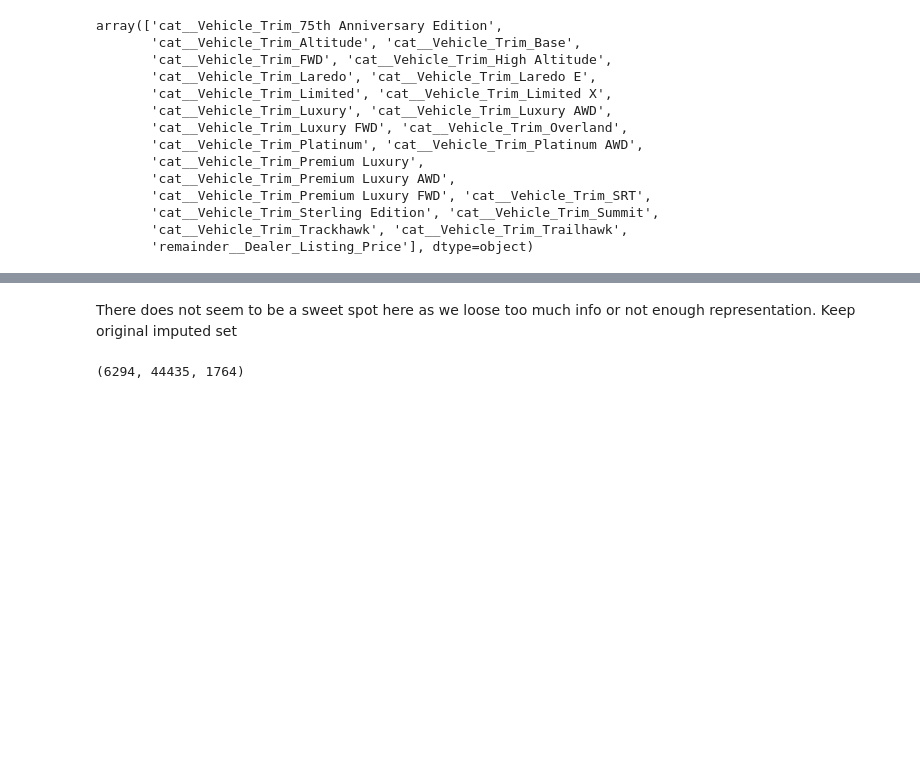
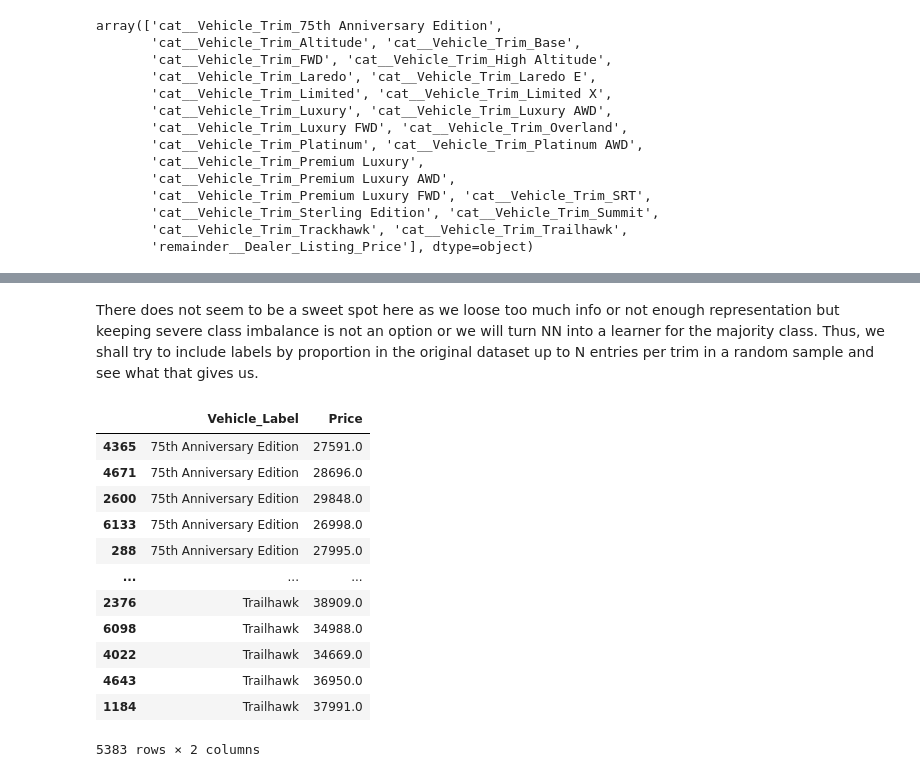
Before and after one commit to gcalbertini/boing, a Jupyter notebook: src/imputationEDA.ipynb, the cells around one changed output, grey strips where cells are left out. Cells and saved outputs as stored; diff of their text form; code cells hidden in the pictures; blank space fills up the shorter version.

```diff
--- a/src/imputationEDA.ipynb
+++ b/src/imputationEDA.ipynb
@@ -1665,6 +1666,46 @@ plt.show()
-# %% [markdown]
-There does not seem to be a sweet spot here as we loose too much info or not enough representation. Keep original imputed set
-# %%
-X_train.shape[0], X_resampled_over.shape[0], X_resampled_under.shape[0]
-# %% [output]
-(6294, 44435, 1764)
+# %% [markdown]
+There does not seem to be a sweet spot here as we loose too much info or not enough representation but keeping severe class imbalance is not an option or we will turn NN into a learner for the majority class. Thus, we shall try to include labels by proportion in the original dataset up to N entries per trim in a random sample and see what that gives us.
+# %%
+import pandas as pd
+
+nMax = 1020
+resample = pd.DataFrame()
+resample["Vehicle_Label"] = pd.DataFrame(inverter(y[:, :-1]))
+resample["Price"] = pd.DataFrame(y[:, -1])
+
+# Calculate the fraction based on class prevalence
+class_prevalence = resample["Vehicle_Label"].value_counts(normalize=True)
+resample["Fraction"] = resample["Vehicle_Label"].map(class_prevalence)
+
+
+# Define a function to sample with a proportion of class prevalence
+def sample_proportion(group):
+    return group.sample(
+        frac=min(nMax / len(group), 1), weights="Fraction", replace=False
+    )
+
+
+# Apply the function to each group
+resampled_data = resample.groupby("Vehicle_Label", group_keys=False).apply(
+    sample_proportion
+)
+
+# Drop the additional 'Fraction' column
+resampled_data = resampled_data.drop(columns=["Fraction"])
+
+# Print or return the resulting DataFrame
+resampled_data
+# %% [output]
+|  | Vehicle_Label | Price |
+| 4365 | 75th Anniversary Edition | 27591.0 |
+| 4671 | 75th Anniversary Edition | 28696.0 |
+| 2600 | 75th Anniversary Edition | 29848.0 |
+| 6133 | 75th Anniversary Edition | 26998.0 |
+| 288 | 75th Anniversary Edition | 27995.0 |
+| ... | ... | ... |
+| 2376 | Trailhawk | 38909.0 |
+| 6098 | Trailhawk | 34988.0 |
+| 4022 | Trailhawk | 34669.0 |
+| 4643 | Trailhawk | 36950.0 |
+| 1184 | Trailhawk | 37991.0 |
+5383 rows × 2 columns
```
Also changed, not shown: parts of 16 cells of this notebook, 1 other file.
